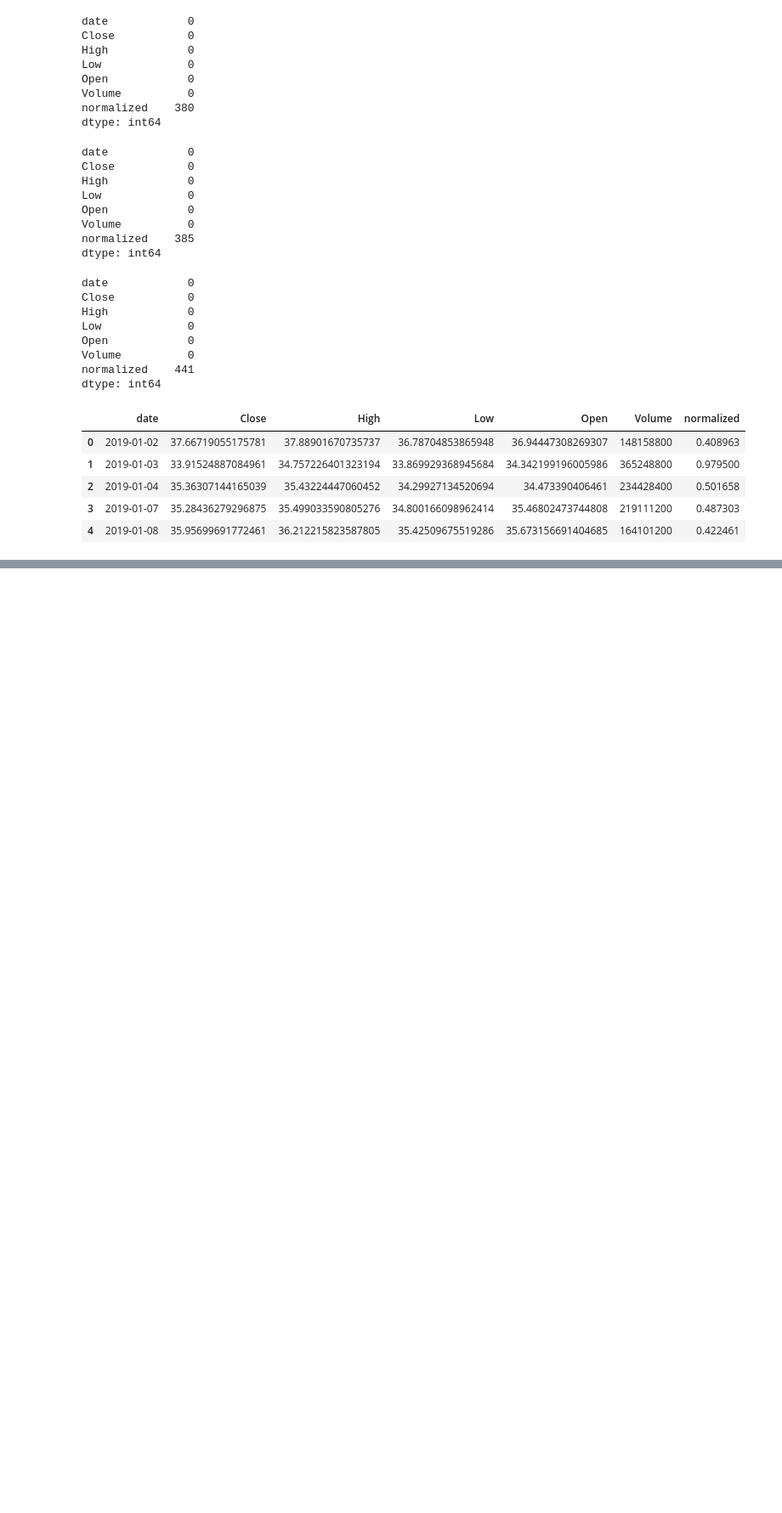
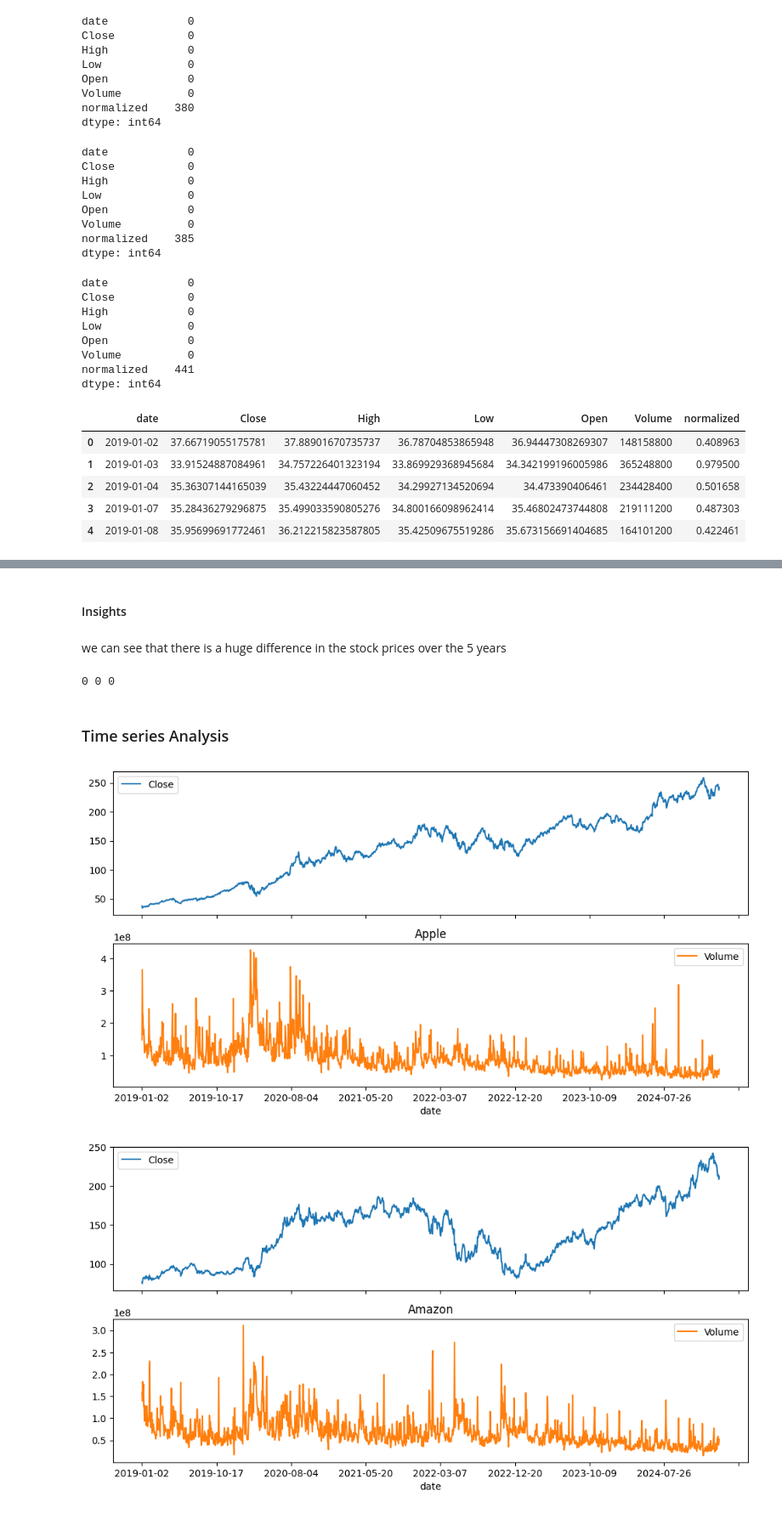
Before and after one commit to Aswin-Cheerngodan/StockerLens, a Jupyter notebook: notebooks/stock_price/EDA.ipynb, the cells around one changed output, grey strips where cells are left out. Shown at 85% size. Drawn from its saved outputs; the diff is of its cells as text; code cells hidden in the pictures; blank space fills up the shorter version.

Commit message:
exploratory data analysis done

```diff
--- a/notebooks/stock_price/EDA.ipynb
+++ b/notebooks/stock_price/EDA.ipynb
@@ -54,7 +55,7 @@ stock_amazon_df.head()
 | 3 | 2019-01-07 | 81.47550201416016 | 81.72799682617188 | 79.45950317382812 | 80.1155014038086 | 159864000 |
 | 4 | 2019-01-08 | 82.8290023803711 | 83.83049774169922 | 80.83049774169922 | 83.2344970703125 | 177628000 |
 # %%
-stock_microsoft_df = pd.read_csv(r'D:\Capstone Projects\StockerLens\data\raw\Stock_data\microsoft_stock_data.csv')
+stock_microsoft_df = pd.read_csv(r'D:\Capstone Projects\StockerLens\data\raw\stock data\microsoft_stock_data.csv')
 
 stock_microsoft_df.drop(index=[0,1], inplace=True)
 stock_microsoft_df.reset_index(drop=True, inplace=True)
@@ -69,7 +70,7 @@ stock_microsoft_df.head()
 | 3 | 2019-01-07 | 96.00404357910156 | 97.14224471191753 | 94.98813320401231 | 95.60896692341754 | 35656100 |
 | 4 | 2019-01-08 | 96.70012664794922 | 97.80070026425463 | 95.67480059197456 | 96.92588368231493 | 31514400 |
 # %%
-with open(r'D:\Capstone Projects\StockerLens\data\raw\Stock_data\sentimnet_data_2019to2025.json', 'r') as file:
+with open(r'D:\Capstone Projects\StockerLens\data\raw\stock data\sentimnet_data_2019to2025.json', 'r') as file:
     sentiment_json = json.load(file)
 
 sentiment_json.keys()
@@ -204,0 +237,11 @@ microsoft_df.to_csv(r'D:\Capstone Projects\StockerLens\data\interim\microsoft.cs
+# %%
+def change_dtype(df):
+    columns = ['Close', 'High', 'Low', 'Open', 'Volume']
+    for i in columns:
+        df[i] = df[i].astype(np.float32)
+
+    return df
+# %%
+apple_df = change_dtype(apple_df)
+amazon_df = change_dtype(amazon_df)
+microsoft_df = change_dtype(microsoft_df)
@@ -204,0 +284,10 @@ microsoft_df.to_csv(r'D:\Capstone Projects\StockerLens\data\interim\microsoft.cs
+# %% [markdown]
+#### Insights
+# %% [markdown]
+we can see that there is a huge difference in the stock prices over the 5 years
+# %%
+print(apple_df.duplicated().sum(), amazon_df.duplicated().sum(), microsoft_df.duplicated().sum())
+# %% [output]
+0 0 0
+# %% [markdown]
+### Time series Analysis
@@ -204,0 +296,13 @@ microsoft_df.to_csv(r'D:\Capstone Projects\StockerLens\data\interim\microsoft.cs
+# %%
+dfs = [apple_df, amazon_df, microsoft_df]
+stocks = ["Apple", "Amazon", "Microsoft"]
+
+for df,st in zip(dfs,stocks):
+    df = df.set_index('date')
+    df[['Close', 'Volume']].plot(subplots=True, figsize=(12,6))
+    plt.title(st)
+
+plt.show()
+# %% [output]
+[figure, added]
+[figure, added]
```
Also changed, not shown: parts of 29 cells of this notebook, 4 other files.
